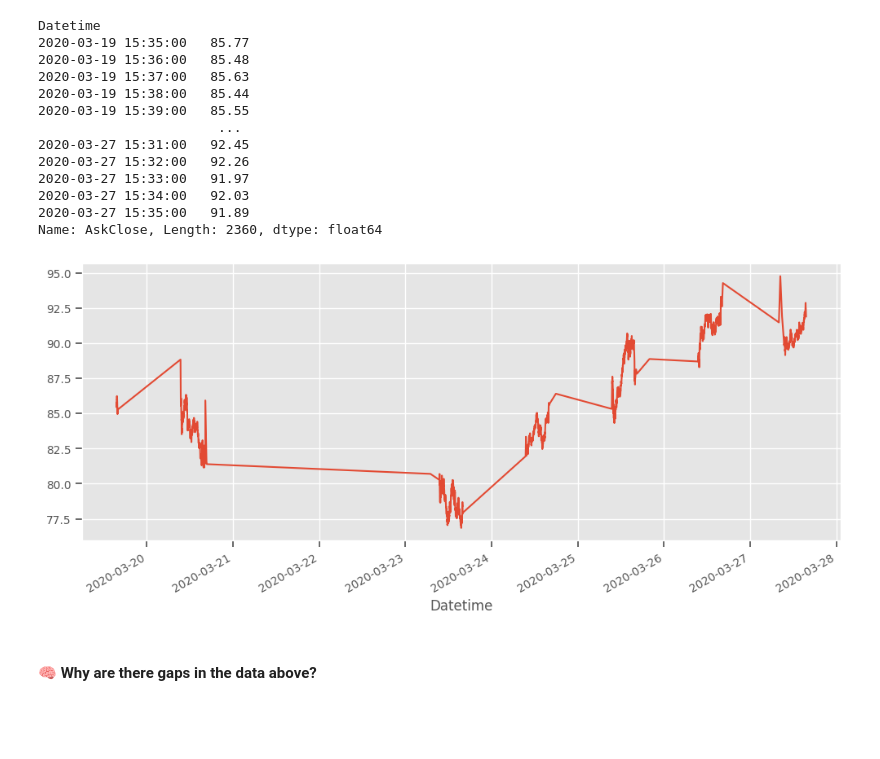
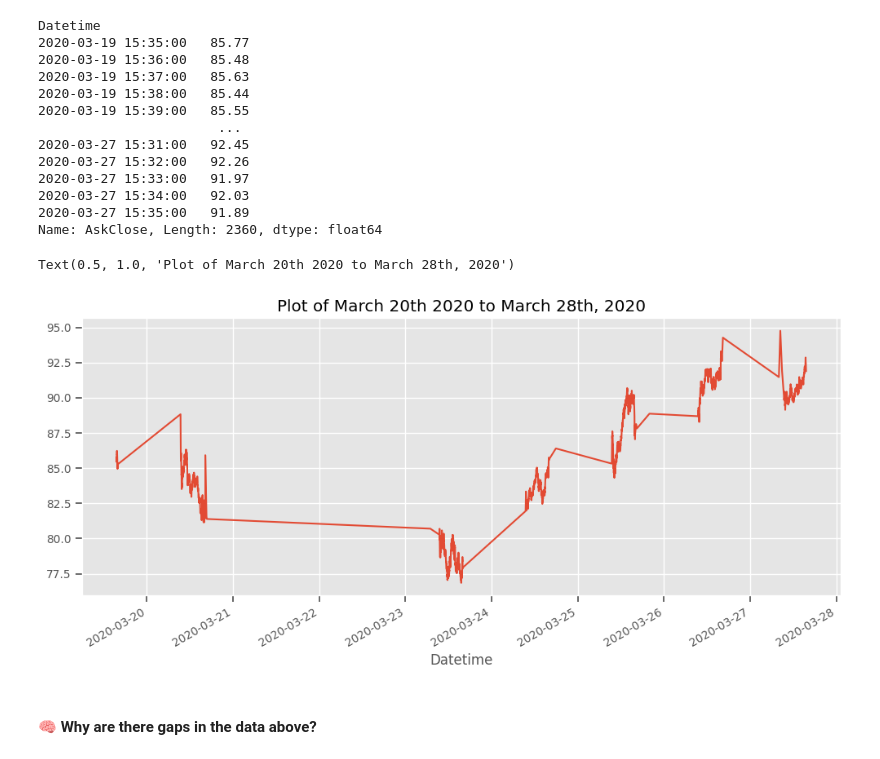
Before and after one commit to erwincarlogonzales/data-viz-time-series-analysis-codealongs, a Jupyter notebook: Solutions/SOLUTIONS Wk18-Lecture01-CodeAlong.ipynb, the cells around one changed output. Saved outputs shown, nothing was run; the diff lists cells and outputs as text; code cells hidden in the pictures; blank space fills up the shorter version.

```diff
--- a/Solutions/SOLUTIONS Wk18-Lecture01-CodeAlong.ipynb
+++ b/Solutions/SOLUTIONS Wk18-Lecture01-CodeAlong.ipynb
@@ -212,5 +163,6 @@ memory usage: 34.0+ MB
 - Powerful  (but slow) function for converting data to datetime.
 # %%
 %%time
-sp500_min_df['Date']+' ' + sp500_min_df['Time']
+sp500_min_df['Datetime'] = sp500_min_df['Date']+' ' + sp500_min_df['Time']
+sp500_min_df = sp500_min_df.drop(columns=['Date','Time'])
 # %% [output]
@@ -231,6 +194,7 @@ Length: 445762, dtype: object
 # %%
 %%time
 ## Make a datetime index using pd.to_datetime
-sp500_min_df['Datetime'] = pd.to_datetime(sp500_min_df['Date']+' ' + sp500_min_df['Time'])
-sp500_min_df
+sp500_min_df['temp_Datetime'] = pd.to_datetime(sp500_min_df['Datetime'])
+sp500_min_df.info()
+sp500_min_df.head(1)
 # %% [output]
@@ -262,8 +232,11 @@ today_datetime.strftime(fmt)
 # %%
 %%time
 ## Make a datetime index using pd.to_datetime & specifying the format  (to save gtime)
-sp500_min_df['Datetime'] = pd.to_datetime(sp500_min_df['Date'] + ' ' + sp500_min_df['Time'],
+sp500_min_df['Datetime'] = pd.to_datetime(sp500_min_df['Datetime'],
                                           format=fmt,
                                           infer_datetime_format=False)
-sp500_min_df
+
+sp500_min_df =  sp500_min_df.drop(columns=['temp_Datetime'])
+sp500_min_df.info()
+sp500_min_df.head(2)
 # %% [output]
@@ -337,5 +297,3 @@ DatetimeIndex(['2018-01-02 09:29:00', '2018-01-02 09:30:00',
                '2023-01-27 15:57:00', '2023-01-27 15:58:00',
                '2023-01-27 15:59:00', '2023-01-27 16:00:00'],
               dtype='datetime64[ns]', name='Datetime', length=445762, freq=None)
-# %%
-df_ts = df_ts.drop(['Date','Time'], axis=1)
@@ -611,8 +574,10 @@ Datetime
 Name: AskClose, Length: 2360, dtype: float64
 # %%
 ax = eda_ts.plot()
+ax.set_title('Plot of March 20th 2020 to March 28th, 2020')
 # %% [output]
+Text(0.5, 1.0, 'Plot of March 20th 2020 to March 28th, 2020')
-[figure, old version]
+[figure, new version]
 # %% [markdown]
 #### 🧠 Why are there gaps in the data above?
 # %%
```
Also changed, not shown: parts of 40 cells of this notebook, 8 other files.
